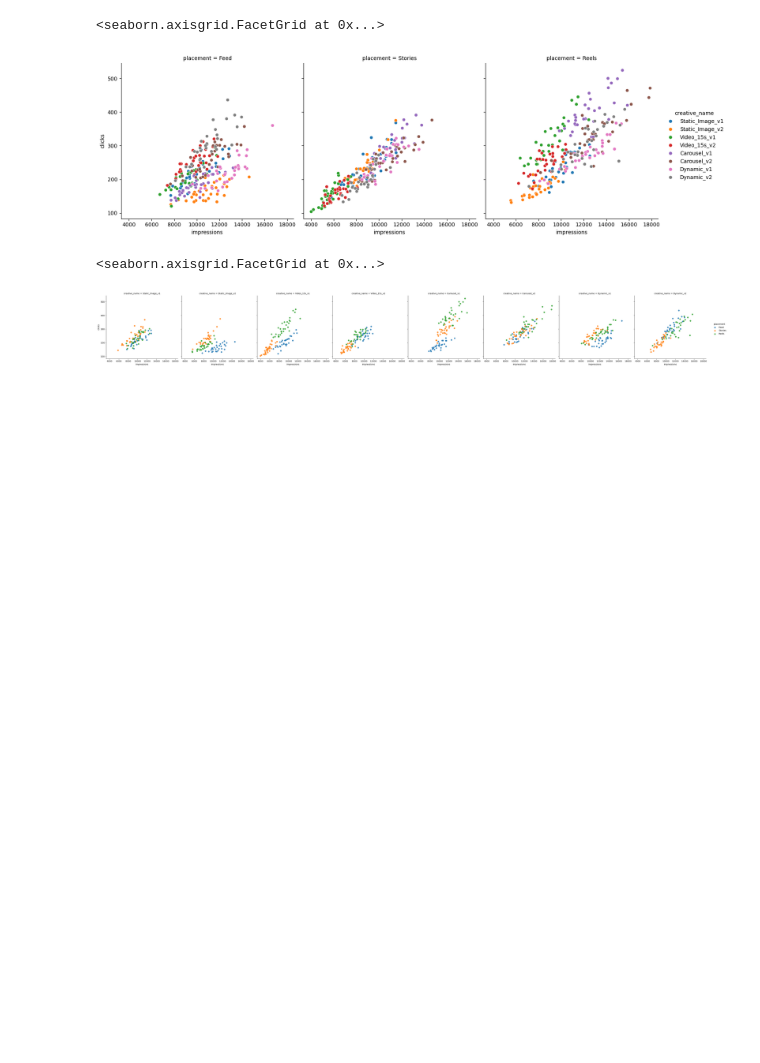
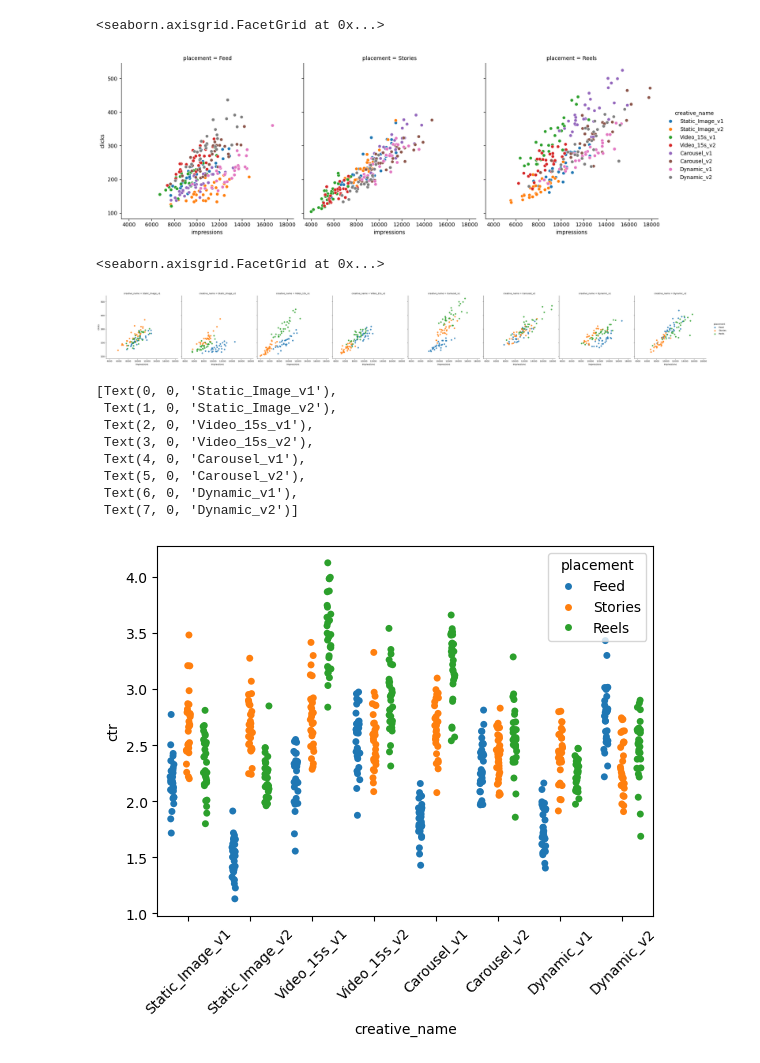
Before and after one commit to rakeshtparayil/marketing_analytics, a Jupyter notebook: Creative_testing_framework.ipynb, the cells around one changed output. Cells and saved outputs as stored; diff of their text form; code cells hidden in the pictures; blank space fills up the shorter version.

```diff
--- a/Creative_testing_framework.ipynb
+++ b/Creative_testing_framework.ipynb
@@ -309,3 +309,16 @@ sns.lmplot(data=creative, x='impressions', y='clicks', hue='placement', col='cre
 # %% [output]
 <seaborn.axisgrid.FacetGrid at 0x...>
 [figure]
+# %%
+x = sns.stripplot(data=creative, x='creative_name', y='ctr', hue='placement', dodge=True)
+x.set_xticklabels(x.get_xticklabels(), rotation=45) # Rotate x-axis labels
+# %% [output]
+[Text(0, 0, 'Static_Image_v1'),
+ Text(1, 0, 'Static_Image_v2'),
+ Text(2, 0, 'Video_15s_v1'),
+ Text(3, 0, 'Video_15s_v2'),
+ Text(4, 0, 'Carousel_v1'),
+ Text(5, 0, 'Carousel_v2'),
+ Text(6, 0, 'Dynamic_v1'),
+ Text(7, 0, 'Dynamic_v2')]
+[figure, added]
```
